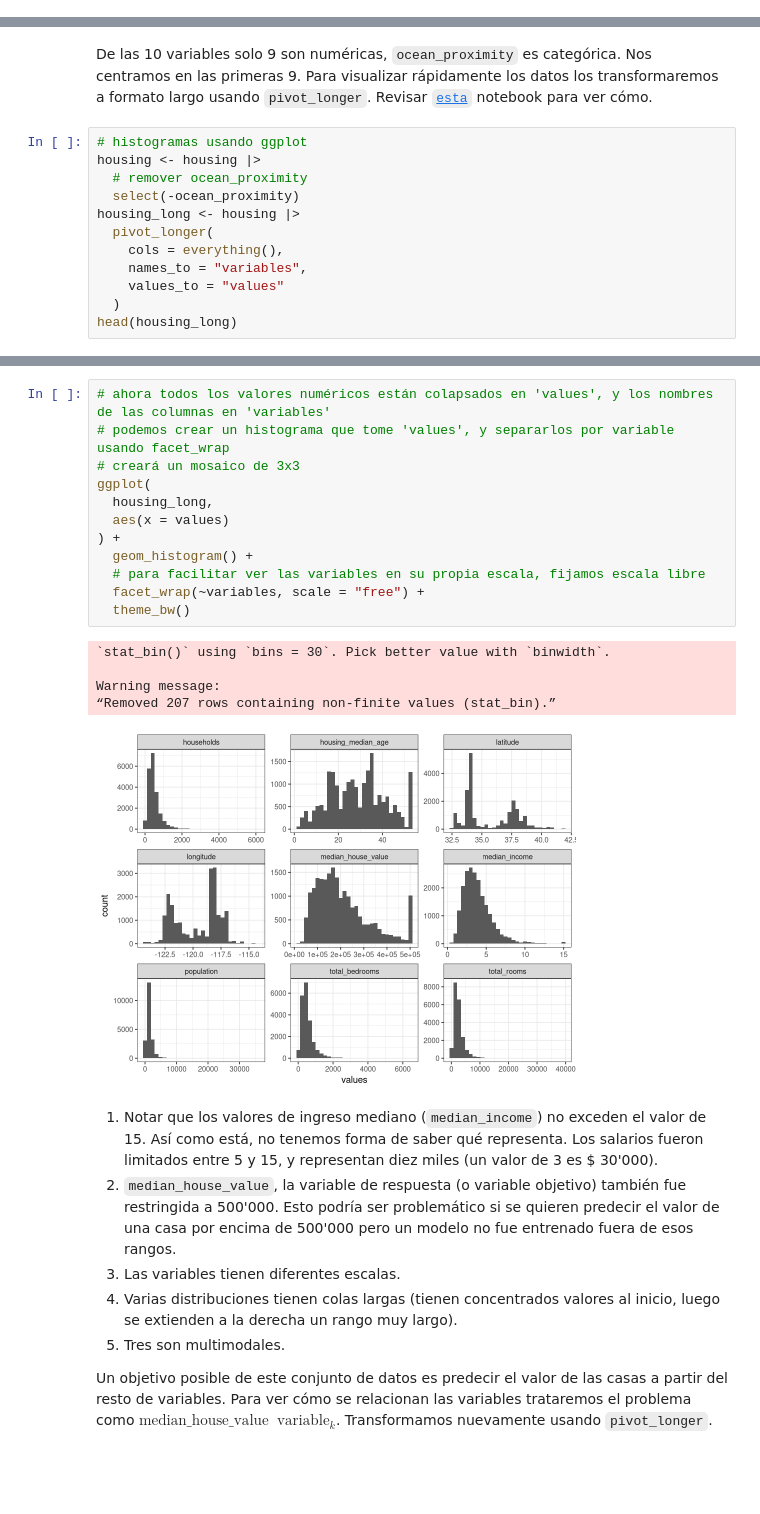
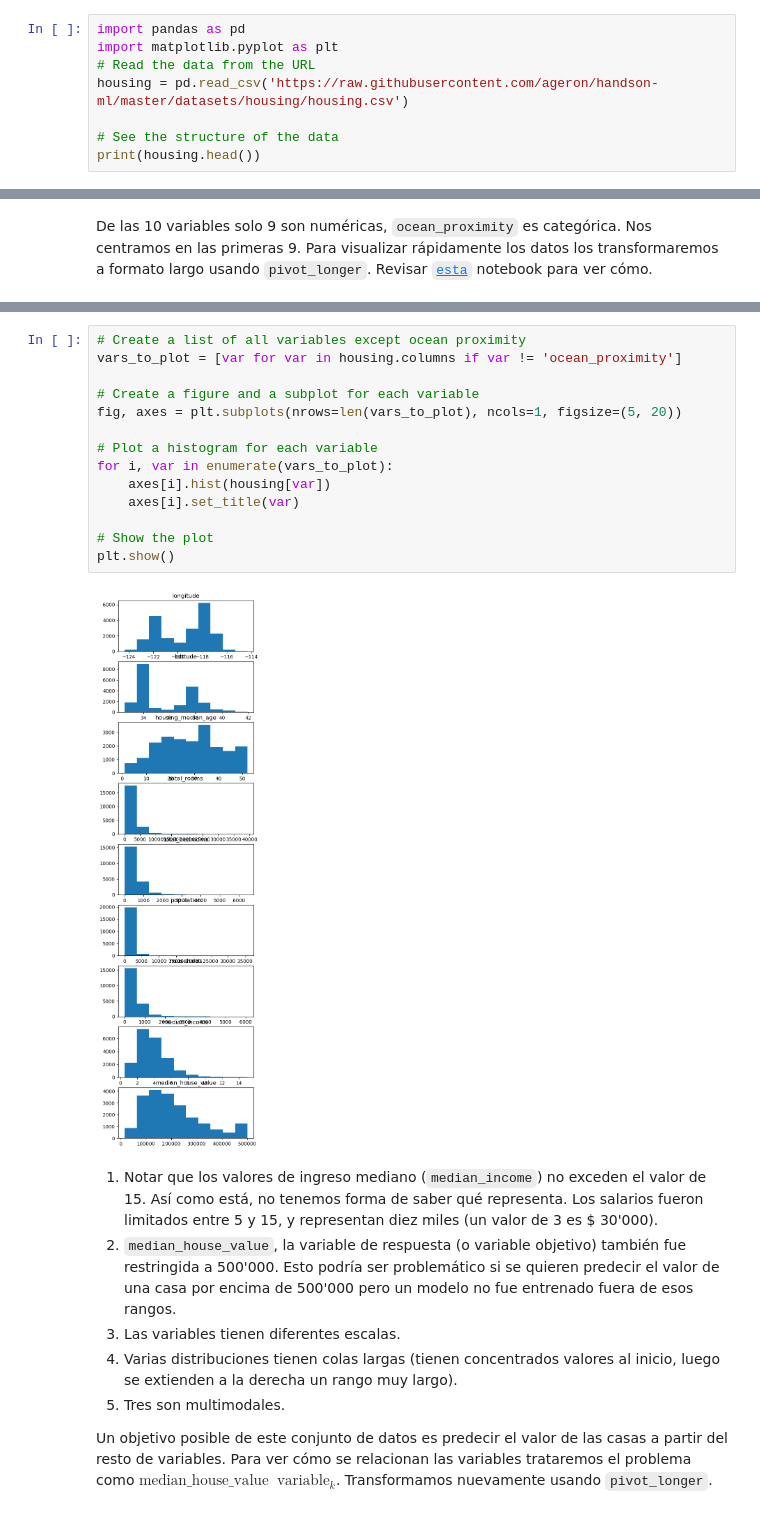
Before and after one commit to jealcalat/AEM-ITESO, a Jupyter notebook: tema_1/1.1_correlaciones_covarianzas.ipynb, the cells around one changed output, grey strips where cells are left out. Drawn from its saved outputs; the diff is of its cells as text; blank space fills up the shorter version.

```diff
--- a/tema_1/1.1_correlaciones_covarianzas.ipynb
+++ b/tema_1/1.1_correlaciones_covarianzas.ipynb
@@ -585,0 +423,8 @@ A tibble: 6 × 10
+# %%
+import pandas as pd
+import matplotlib.pyplot as plt
+# Read the data from the URL
+housing = pd.read_csv('https://raw.githubusercontent.com/ageron/handson-ml/master/datasets/housing/housing.csv')
+
+# See the structure of the data
+print(housing.head())
@@ -586,14 +445,2 @@ A tibble: 6 × 10
 # %% [markdown]
 De las 10 variables solo 9 son numéricas, `ocean_proximity` es categórica. Nos centramos en las primeras 9. Para visualizar rápidamente los datos los transformaremos a formato largo usando `pivot_longer`. Revisar [`esta`](https://nbviewer.org/github/jealcalat/Analisis_multivariado/blob/main/R_tutorials/data_wrangling_dplyr.ipynb) notebook para ver cómo.
-# %%
-# histogramas usando ggplot
-housing <- housing |>
-  # remover ocean_proximity
-  select(-ocean_proximity)
-housing_long <- housing |>
-  pivot_longer(
-    cols = everything(),
-    names_to = "variables",
-    values_to = "values"
-  )
-head(housing_long)
@@ -610,21 +447,19 @@ A tibble: 6 × 2
-# %%
-# ahora todos los valores numéricos están colapsados en 'values', y los nombres de las columnas en 'variables'
-# podemos crear un histograma que tome 'values', y separarlos por variable usando facet_wrap
-# creará un mosaico de 3x3
-ggplot(
-  housing_long,
-  aes(x = values)
-) +
-  geom_histogram() +
-  # para facilitar ver las variables en su propia escala, fijamos escala libre
-  facet_wrap(~variables, scale = "free") +
-  theme_bw()
-# %% [output]
-`stat_bin()` using `bins = 30`. Pick better value with `binwidth`.
-
-Warning message:
-“Removed 207 rows containing non-finite values (stat_bin).”
-[figure, removed]
+# %%
+# Create a list of all variables except ocean proximity
+vars_to_plot = [var for var in housing.columns if var != 'ocean_proximity']
+
+# Create a figure and a subplot for each variable
+fig, axes = plt.subplots(nrows=len(vars_to_plot), ncols=1, figsize=(5, 20))
+
+# Plot a histogram for each variable
+for i, var in enumerate(vars_to_plot):
+    axes[i].hist(housing[var])
+    axes[i].set_title(var)
+
+# Show the plot
+plt.show()
+# %% [output]
+[figure, added]
 # %% [markdown]
 1. Notar que los valores de ingreso mediano (`median_income`) no exceden el valor de 15. Así como está, no tenemos forma de saber qué representa. Los salarios fueron limitados entre 5 y 15, y representan diez miles (un valor de 3 es $ 30'000).
 2. `median_house_value`, la variable de respuesta (o variable objetivo) también fue restringida a 500'000. Esto podría ser problemático si se quieren predecir el valor de una casa por encima de 500'000 pero un modelo no fue entrenado fuera de esos rangos.
```
Also changed, not shown: parts of 29 cells of this notebook, 1 other file.
